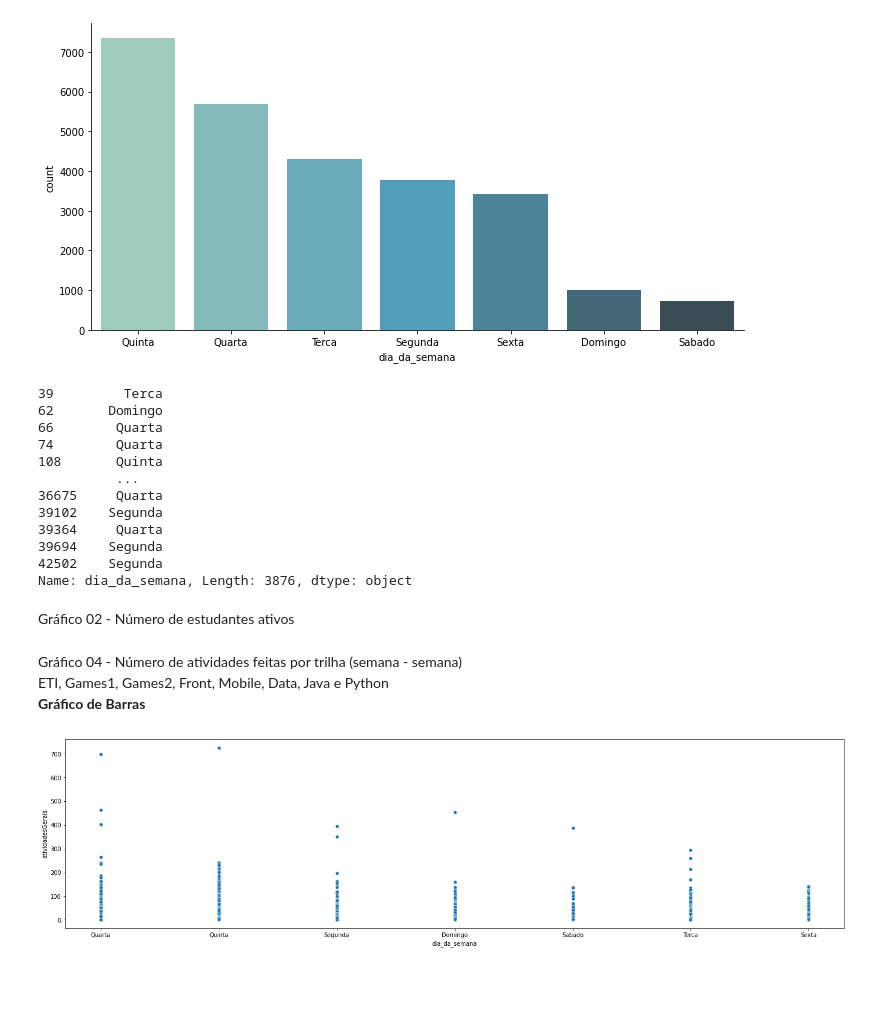
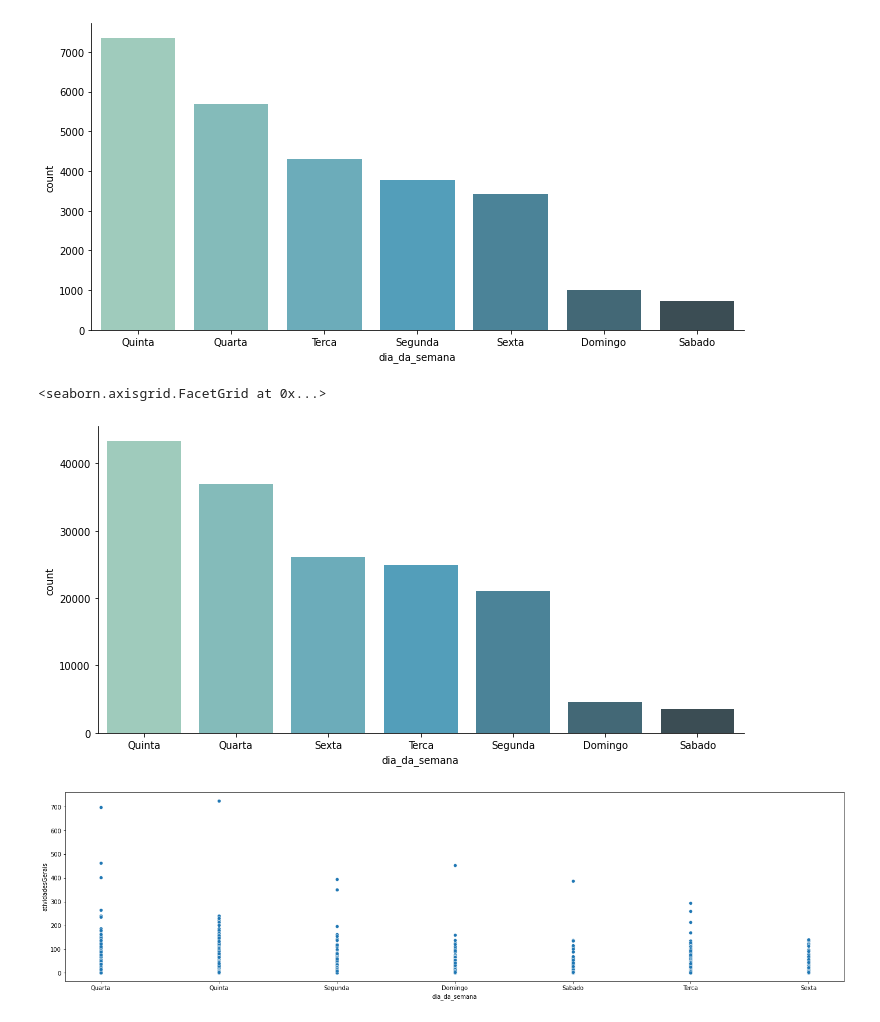
Before and after one commit to marcelopaludetto/aulao-datascience, a Jupyter notebook: aulaoDataScience_atualizado.ipynb, the cells around one changed output. Cells and saved outputs as stored; diff of their text form; code cells hidden in the pictures; blank space fills up the shorter version.

```diff
--- a/aulaoDataScience_atualizado.ipynb
+++ b/aulaoDataScience_atualizado.ipynb
@@ -500,28 +500,16 @@ sns.catplot(x = "dia_da_semana", data = new_df,
 # %% [output]
 <seaborn.axisgrid.FacetGrid at 0x...>
 [figure]
-# %%
-new_df
-# %% [output]
-39         Terca
-62       Domingo
-66        Quarta
-74        Quarta
-108       Quinta
-          ...
-36675     Quarta
-39102    Segunda
-39364     Quarta
-39694    Segunda
-42502    Segunda
-Name: dia_da_semana, Length: 3876, dtype: object
-# %% [markdown]
-Gráfico 02 - Número de estudantes ativos
-<br>
-# %% [markdown]
-Gráfico 04 - Número de atividades feitas por trilha (semana - semana)
-<br> ETI, Games1, Games2, Front, Mobile, Data, Java e Python
-<br>  **Gráfico de Barras**
+# %%
+tudoDia = pd.concat(([alunosAtivosDaSemana[i] for i in range(N)]))
+sns.catplot(x = "dia_da_semana", data = tudoDia,
+            kind="count",
+            aspect=2,
+            palette="GnBu_d",
+            order = tudoDia.dia_da_semana.value_counts().index)
+# %% [output]
+<seaborn.axisgrid.FacetGrid at 0x...>
+[figure, added]
 # %%
 plt = sns.scatterplot(x='dia_da_semana',y='atividadesGerais', data=alunosAtivosDaSemana[1])
 plt.figure.set_size_inches(24,6)
```
